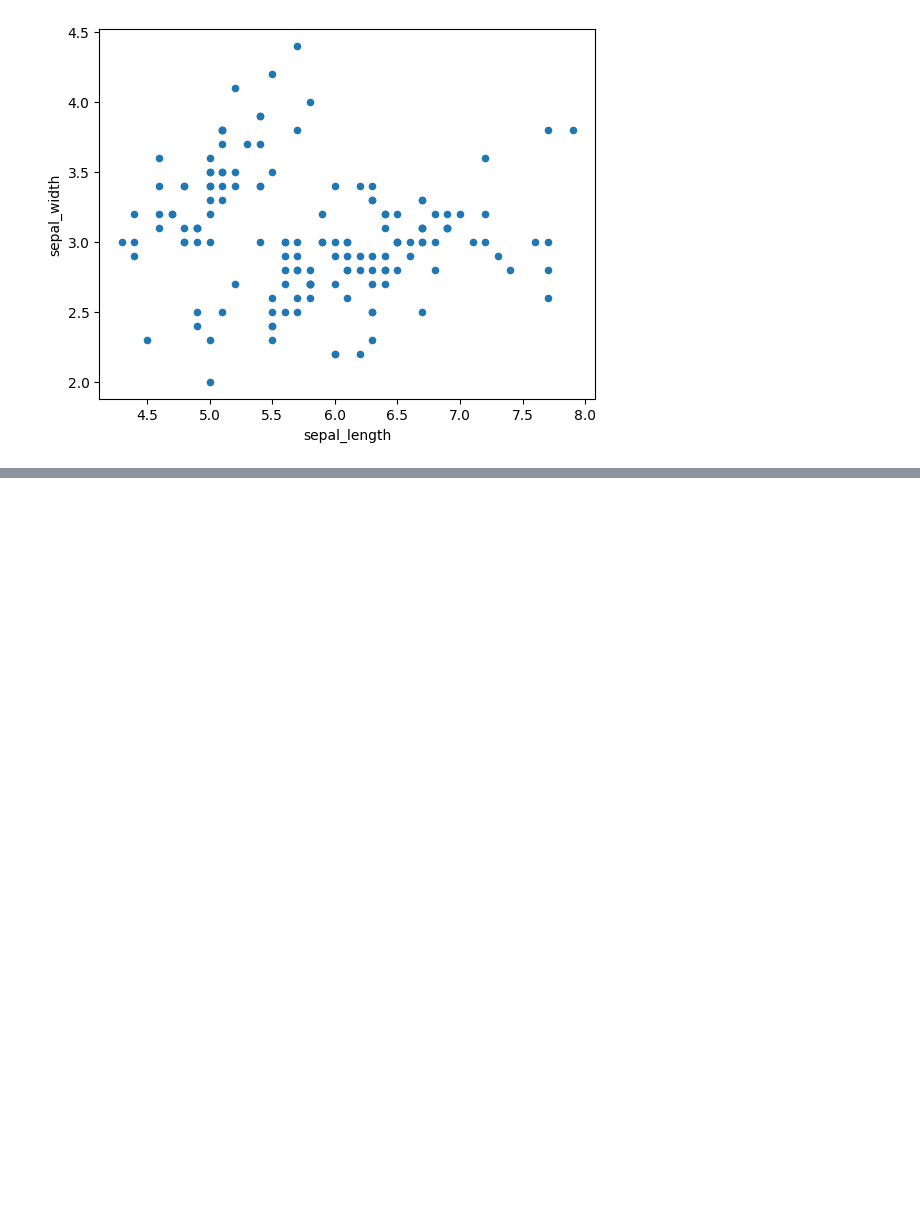
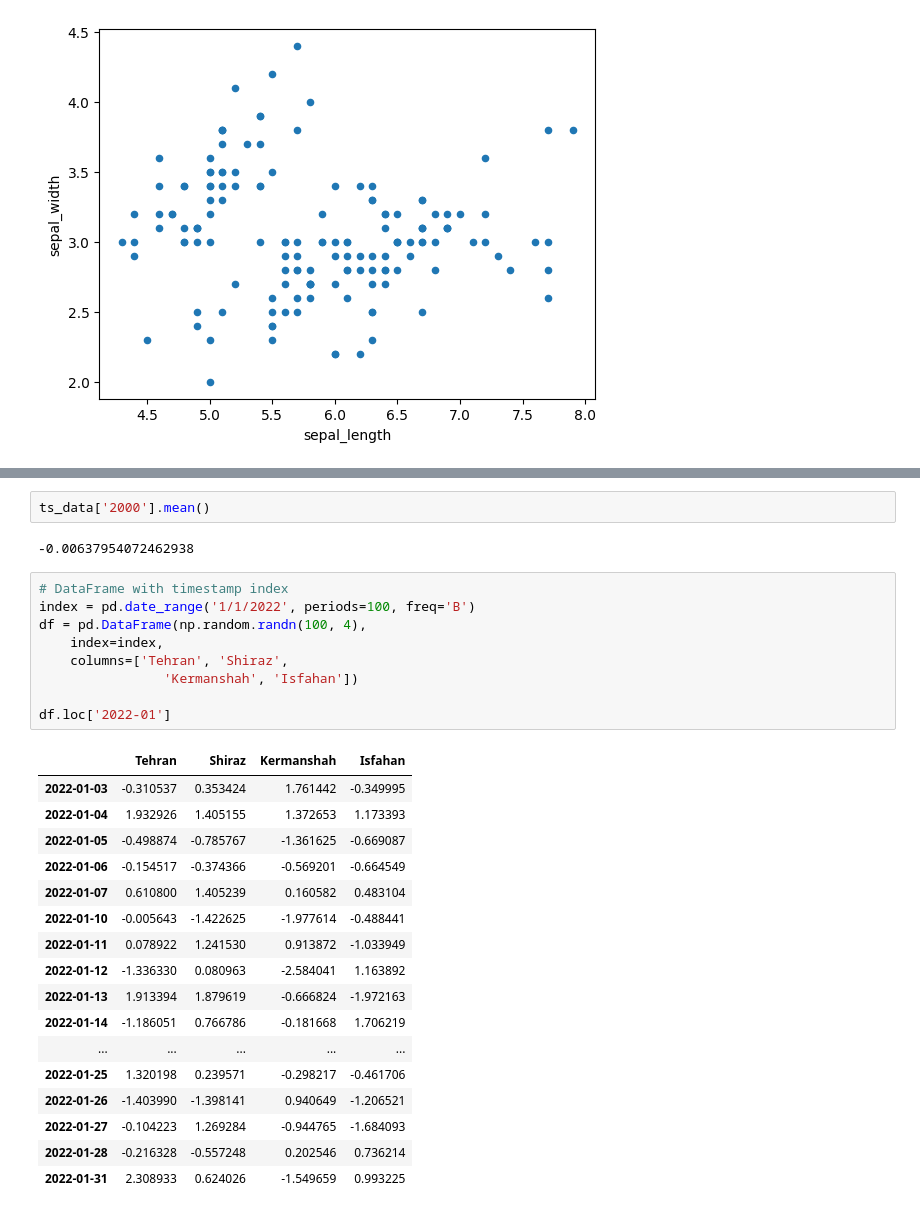
Before and after one commit to MapsaBootCamp/ML-Basic1, a Jupyter notebook: DataAnalysis/pandas_section.ipynb, the cells around one changed output, grey strips where cells are left out. Saved outputs shown, nothing was run; the diff lists cells and outputs as text; blank space fills up the shorter version.

```diff
--- a/DataAnalysis/pandas_section.ipynb
+++ b/DataAnalysis/pandas_section.ipynb
@@ -1934,0 +2044,31 @@ iris_df.plot.scatter(x='sepal_length', y = 'sepal_width')
+# %%
+ts_data['2000'].mean()
+# %% [output]
+-0.00637954072462938
+# %%
+# DataFrame with timestamp index
+index = pd.date_range('1/1/2022', periods=100, freq='B')
+df = pd.DataFrame(np.random.randn(100, 4),
+    index=index,
+    columns=['Tehran', 'Shiraz',
+                'Kermanshah', 'Isfahan'])
+
+df.loc['2022-01']
+# %% [output]
+|  | Tehran | Shiraz | Kermanshah | Isfahan |
+| 2022-01-03 | -0.310537 | 0.353424 | 1.761442 | -0.349995 |
+| 2022-01-04 | 1.932926 | 1.405155 | 1.372653 | 1.173393 |
+| 2022-01-05 | -0.498874 | -0.785767 | -1.361625 | -0.669087 |
+| 2022-01-06 | -0.154517 | -0.374366 | -0.569201 | -0.664549 |
+| 2022-01-07 | 0.610800 | 1.405239 | 0.160582 | 0.483104 |
+| 2022-01-10 | -0.005643 | -1.422625 | -1.977614 | -0.488441 |
+| 2022-01-11 | 0.078922 | 1.241530 | 0.913872 | -1.033949 |
+| 2022-01-12 | -1.336330 | 0.080963 | -2.584041 | 1.163892 |
+| 2022-01-13 | 1.913394 | 1.879619 | -0.666824 | -1.972163 |
+| 2022-01-14 | -1.186051 | 0.766786 | -0.181668 | 1.706219 |
+| ... | ... | ... | ... | ... |
+| 2022-01-25 | 1.320198 | 0.239571 | -0.298217 | -0.461706 |
+| 2022-01-26 | -1.403990 | -1.398141 | 0.940649 | -1.206521 |
+| 2022-01-27 | -0.104223 | 1.269284 | -0.944765 | -1.684093 |
+| 2022-01-28 | -0.216328 | -0.557248 | 0.202546 | 0.736214 |
+| 2022-01-31 | 2.308933 | 0.624026 | -1.549659 | 0.993225 |
```
Also changed, not shown: parts of 41 cells of this notebook.
